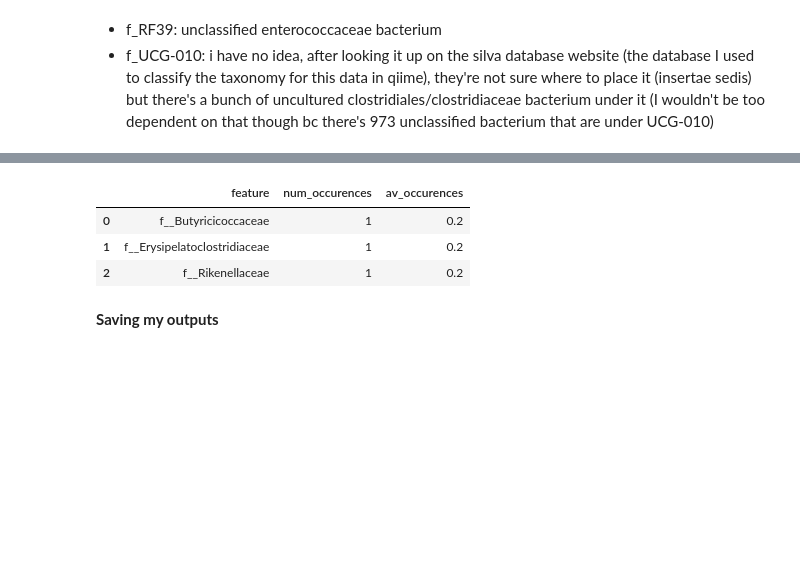
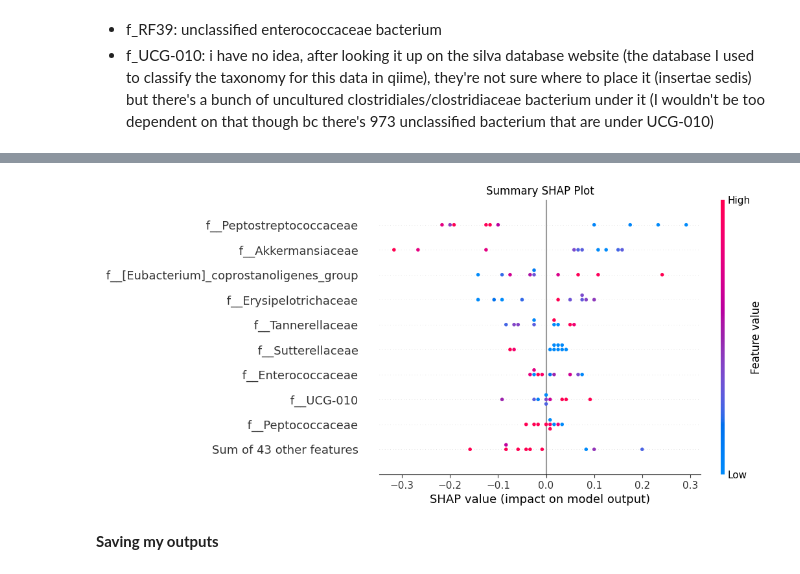
Before and after one commit to madiapgar/ml_workflow, a Jupyter notebook: setup_src/boruta_shap.ipynb, the cells around one changed output, grey strips where cells are left out. Saved outputs shown, nothing was run; the diff lists cells and outputs as text; code cells hidden in the pictures; blank space fills up the shorter version.

Commit message:
adding shap plot generation to pipeline and new results

```diff
--- a/setup_src/boruta_shap.ipynb
+++ b/setup_src/boruta_shap.ipynb
@@ -97,6 +122,8 @@ bs_sort_by = 'num_occurences'
 
 ## cross validator and boruta shap
 kf = KFold(n_splits=5)
+rf_class = RandomForestClassifier()
+rf_regress = RandomForestRegressor()
 grad_boost = GradientBoostingClassifier(n_estimators=100)
 random_forest_bs = BorutaShap(importance_measure='shap',
                            classification=False)
@@ -129,3 +156,8 @@ bloom_xy = make_xy_tables(meta_df=meta,
 
 bloom_x_df = bloom_xy["x_dataframe"]
 bloom_y_df = bloom_xy["y_dataframe"]
+# %%
+## need to shuffle the order of the columns in the x dataframe since they're in alphabetical order and that might bias shap
+num_cols = list(range(0, len(bloom_x_df.columns)))
+rnd.shuffle(num_cols)
+print(num_cols)
@@ -131,0 +166,3 @@ bloom_y_df = bloom_xy["y_dataframe"]
+# %%
+shuff_bloom_x_df = bloom_x_df.iloc[:,num_cols]
+shuff_bloom_x_df
@@ -261,14 +252,17 @@ Testing dataset index: [40 41 42 43 44 45 46 47 48 49]
-# %%
-## selected features from boruta shap on training data
-diet_train_list = diet_results["diet_train"]
-bs_diet_train_df = create_occurence_table(input_list=diet_train_list)
-
-bs_diet_train_df
-# %% [output]
-|  | feature | num_occurences | av_occurences |
-| 0 | f__Butyricicoccaceae | 1 | 0.2 |
-| 1 | f__Erysipelatoclostridiaceae | 1 | 0.2 |
-| 2 | f__Rikenellaceae | 1 | 0.2 |
+# %%
+shap_x_train,shap_x_test,shap_y_train,shap_y_test = train_test_split(shuff_bloom_x_df,
+                                                 bloom_y_df,
+                                                 test_size=0.2,
+                                                 random_state=42)
+# %%
+rf_class.fit(shap_x_train,
+            shap_y_train)
+explainer = shap.Explainer(rf_class.predict,
+                           shap_x_test)
+shap_values = explainer(shap_x_test)
+shap_plot = give_shap_plot(shap_values)
+# %% [output]
+[figure, added]
 # %% [markdown]
 **Saving my outputs**
 # %%
```
Also changed, not shown: parts of 10 cells of this notebook, 12 other files.
